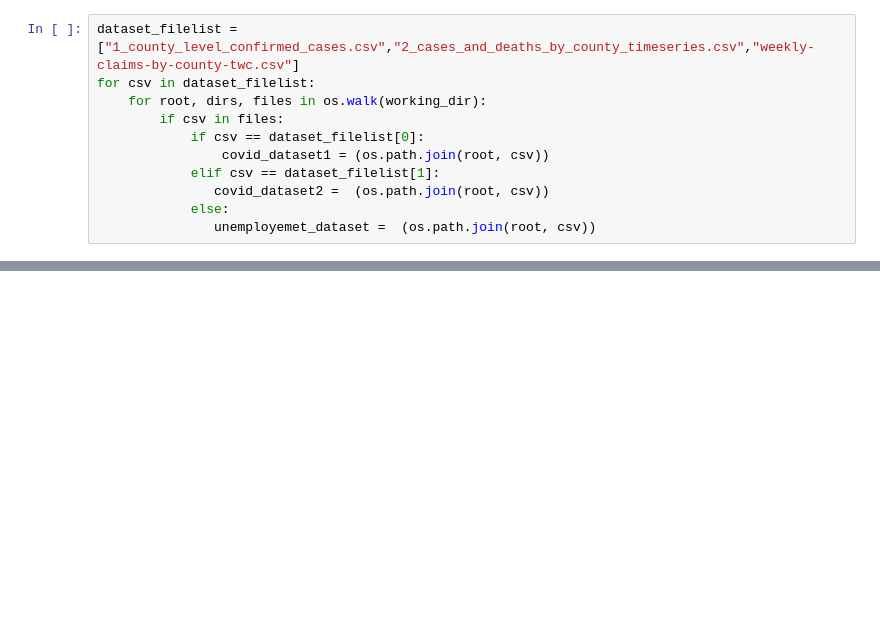
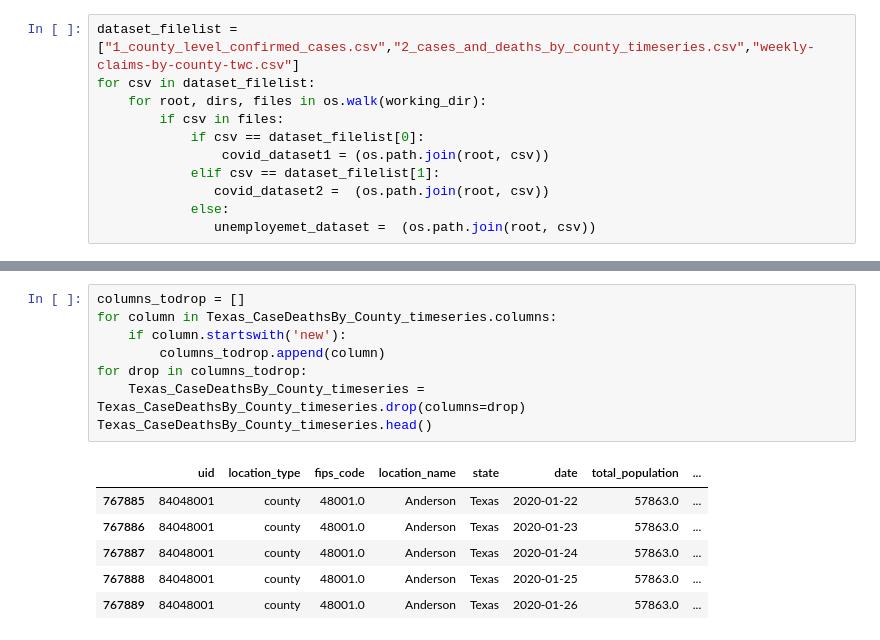
Before and after one commit to inkosi-codes/Covid-19-and-Low-Income-Communities, a Jupyter notebook: src/Covid_and_low_income_communities.ipynb, the cells around one changed output, grey strips where cells are left out. Drawn from its saved outputs; the diff is of its cells as text; blank space fills up the shorter version.

```diff
--- a/src/Covid_and_low_income_communities.ipynb
+++ b/src/Covid_and_low_income_communities.ipynb
@@ -67,0 +69,15 @@ unemployemet_dataset.head()
+# %%
+columns_todrop = []
+for column in Texas_CaseDeathsBy_County_timeseries.columns:
+    if column.startswith('new'):
+        columns_todrop.append(column)
+for drop in columns_todrop:
+    Texas_CaseDeathsBy_County_timeseries = Texas_CaseDeathsBy_County_timeseries.drop(columns=drop)
+Texas_CaseDeathsBy_County_timeseries.head()
+# %% [output]
+|  | uid | location_type | fips_code | location_name | state | date | total_population | ... |
+| 767885 | 84048001 | county | 48001.0 | Anderson | Texas | 2020-01-22 | 57863.0 | ... |
+| 767886 | 84048001 | county | 48001.0 | Anderson | Texas | 2020-01-23 | 57863.0 | ... |
+| 767887 | 84048001 | county | 48001.0 | Anderson | Texas | 2020-01-24 | 57863.0 | ... |
+| 767888 | 84048001 | county | 48001.0 | Anderson | Texas | 2020-01-25 | 57863.0 | ... |
+| 767889 | 84048001 | county | 48001.0 | Anderson | Texas | 2020-01-26 | 57863.0 | ... |
```
Also changed, not shown: parts of 12 cells of this notebook.
